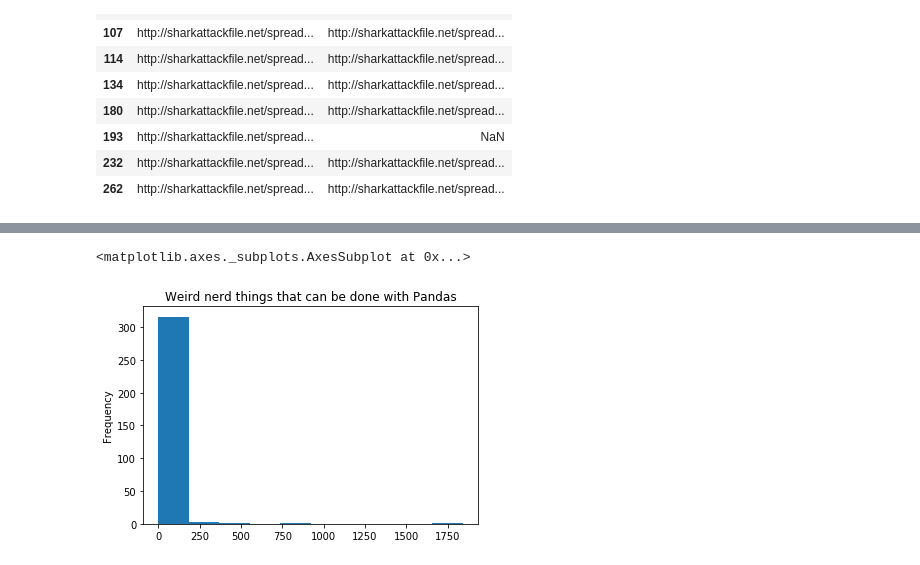
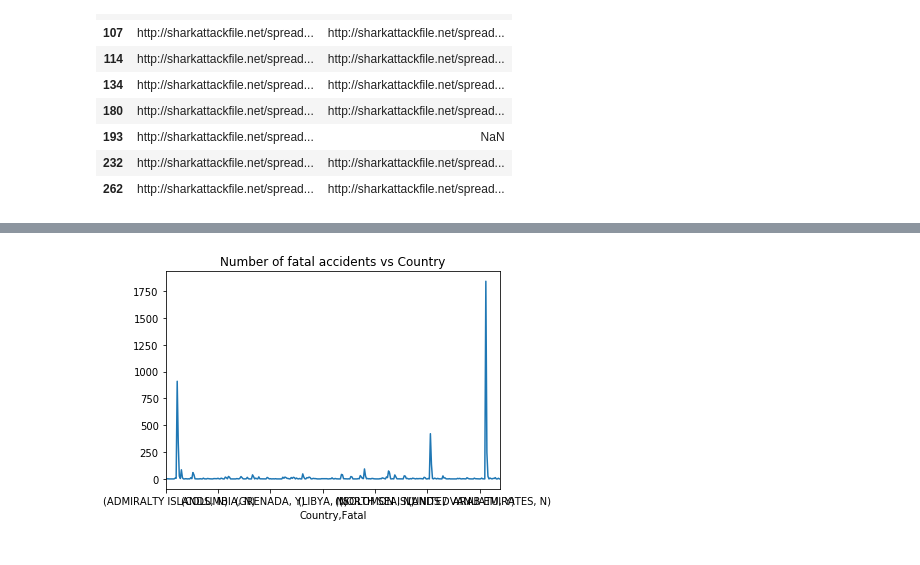
Before and after one commit to davidlafuentem/data-labs, a Jupyter notebook: module-1/pandas-project/your-code/data-wrangling.ipynb, the cells around one changed output, grey strips where cells are left out. Cells and saved outputs as stored; diff of their text form; code cells hidden in the pictures.

Commit message:
New better plot

```diff
--- a/module-1/pandas-project/your-code/data-wrangling.ipynb
+++ b/module-1/pandas-project/your-code/data-wrangling.ipynb
@@ -228,15 +228,16 @@ df.head(5)
 # %%
 import numpy as np
 import matplotlib.pyplot as plt
 
 """
 chartDangerousZones = pd.Series('Area') # generate a pandas series
 .plot(kind='hist', title='Weird nerd things that can be done with Pandas') # hist computes distribution
 plt.show()
 """
 
-df.groupby('Country')['Fatal'].value_counts().plot(kind='hist',title='Weird nerd things that can be done with Pandas')
-#plt.show()
+#df.groupby('Country')['Fatal'].value_counts().plot(kind='hist',title='Weird nerd things that can be done with Pandas')
+
+df.groupby('Country')['Fatal'].value_counts().plot(x='Country', y='Fatal', title='Number of fatal accidents vs Country')
+plt.show()
 # %% [output]
-<matplotlib.axes._subplots.AxesSubplot at 0x...>
-[figure, old version]
+[figure, new version]
```
